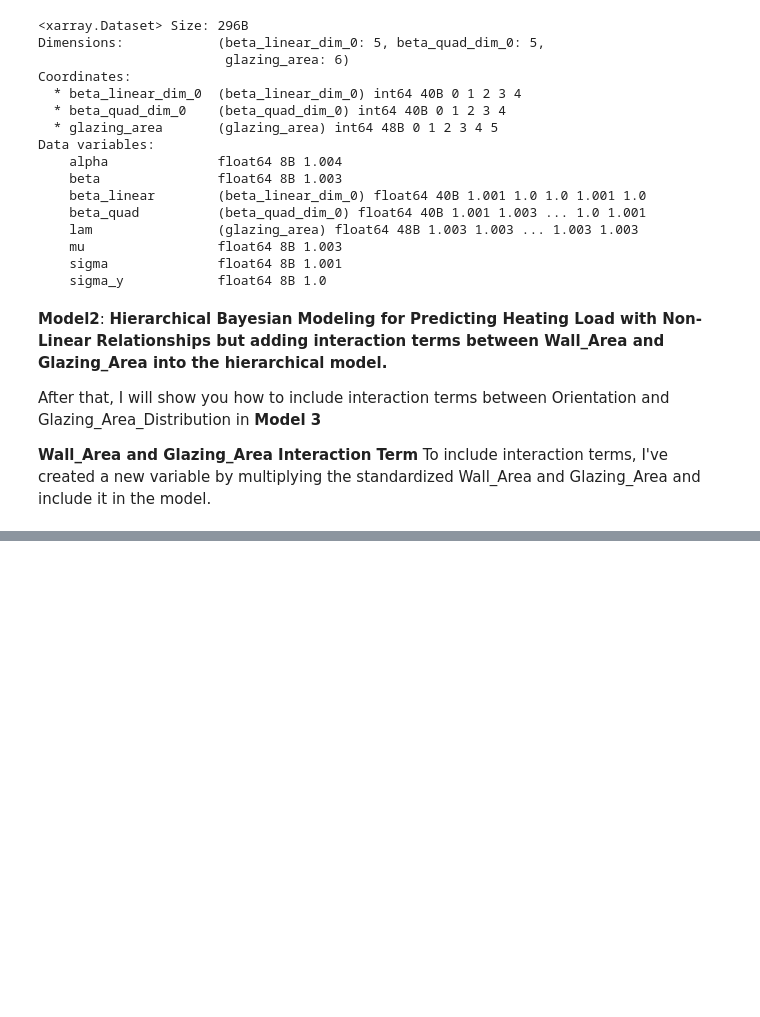
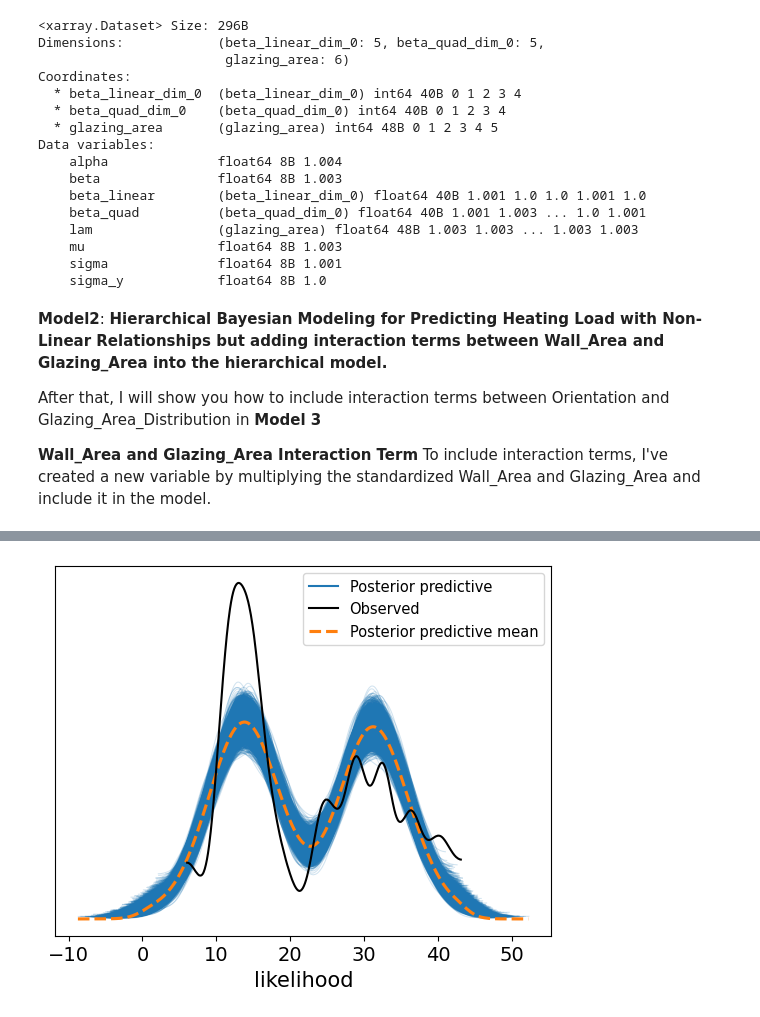
Before and after one commit to venkatanadikatla/pytorch, a Jupyter notebook: Hierarchical_Model_Energy_Efficient.ipynb, the cells around one changed output, grey strips where cells are left out. Cells and saved outputs as stored; diff of their text form; code cells hidden in the pictures; blank space fills up the shorter version.

```diff
--- a/Hierarchical_Model_Energy_Efficient.ipynb
+++ b/Hierarchical_Model_Energy_Efficient.ipynb
@@ -620,0 +572,93 @@ TypeError: log likelihood not found in inference data object
+# %%
+import pymc as pm
+import numpy as np
+import pandas as pd
+import arviz as az
+import seaborn as sns
+import matplotlib.pyplot as plt
+
+# Load the dataset
+url = "https://archive.ics.uci.edu/ml/machine-learning-databases/00242/ENB2012_data.xlsx"
+df = pd.read_excel(url)
+
+# Rename the columns for easier reference
+df.columns = ['Relative_Compactness', 'Surface_Area', 'Wall_Area', 'Roof_Area', 'Overall_Height',
+              'Orientation', 'Glazing_Area', 'Glazing_Area_Distribution', 'Heating_Load', 'Cooling_Load']
+
+# Standardize the input variables for better performance in the Bayesian model
+X = df[['Orientation', 'Glazing_Area', 'Glazing_Area_Distribution']]  # Exclude Overall_Height and Wall_Area here to use them in interaction
+X_standardized = (X - X.mean()) / X.std()
+
+# Add polynomial terms (squared) to capture non-linear relationships
+X_squared = X_standardized**2  # Adding squared terms for non-linearity
+
+# Add interaction term for Overall_Height and Wall_Area (use already standardized variables)
+X_interaction = (df['Overall_Height'] - df['Overall_Height'].mean()) / df['Overall_Height'].std() * \
+                (df['Wall_Area'] - df['Wall_Area'].mean()) / df['Wall_Area'].std()
+
+# Combine the standardized, squared, and interaction term
+X_combined = pd.concat([X_standardized, X_squared, X_interaction.rename('Height_Wall_Interaction')], axis=1)
+
+# Define the response variable (Heating Load)
+y = df['Heating_Load']
+
+# Group by Glazing Area Distribution (zero-indexed)
+group_zero_indexed = df['Glazing_Area_Distribution']
+
+# Define coordinates for PyMC
+COORDS = {
+    'obs': df.index,
+    'glazing_area': df['Glazing_Area_Distribution'].unique()
+}
+
+# Hierarchical Bayesian Model Setup with Polynomial and Interaction Terms
+with pm.Model(coords=COORDS) as hierarchical_model:
+    # Hyperpriors for the group-level parameters (for glazing area distribution)
+    mu = pm.Gamma('mu', alpha=2.0, beta=1.0/5)  # Prior for group-level mean (mu)
+    sigma = pm.Exponential('sigma', 1.0)  # Prior for group-level variance (sigma)
+
+    # Parametrization for Gamma distribution
+    alpha = pm.Deterministic('alpha', mu**2 / sigma**2)
+    beta = pm.Deterministic('beta', mu / sigma**2)
+
+    # Gamma prior for the group-level parameters (for each glazing area distribution)
+    lam = pm.Gamma('lam', alpha=alpha, beta=beta, dims='glazing_area')
+
+    # Priors for individual-level coefficients (for linear, quadratic, and interaction terms)
+    beta_linear = pm.Normal('beta_linear', mu=0, sigma=10, shape=X_standardized.shape[1])
+    beta_quad = pm.Normal('beta_quad', mu=0, sigma=10, shape=X_squared.shape[1])
+    beta_interaction = pm.Normal('beta_interaction', mu=0, sigma=10)  # Interaction term coefficient
+
+    # Noise term
+    sigma_y = pm.HalfNormal('sigma_y', sigma=10)
+
+    # Linear + quadratic + interaction model for heating load (group-level + individual-level effects)
+    mu_y = (
+        lam[group_zero_indexed] +
+        pm.math.dot(X_standardized, beta_linear) +
+        pm.math.dot(X_squared, beta_quad) +
+        beta_interaction * X_interaction
+    )
+
+    # Likelihood for heating load
+    likelihood = pm.Normal('likelihood', mu=mu_y, sigma=sigma_y, observed=y, dims='obs')
+
+    # Sample from the posterior
+    trace = pm.sample(2000, tune=3000, chains=4, target_accept=0.99, return_inferencedata=True)
+
+# Summarize the posterior distributions
+summary = az.summary(trace, hdi_prob=0.95)
+print(summary)
+
+# Trace plot for checking convergence
+az.plot_trace(trace)
+plt.show()
+
+# Posterior Predictive Check
+with hierarchical_model:
+    ppc = pm.sample_posterior_predictive(trace, return_inferencedata=True)
+
+# Plot posterior predictive checks directly using ArviZ
+az.plot_ppc(ppc)
+plt.show()
+# %% [output]
@@ -620,0 +667 @@ TypeError: log likelihood not found in inference data object
+[figure, added]
```
Also changed, not shown: parts of 5 cells of this notebook.
